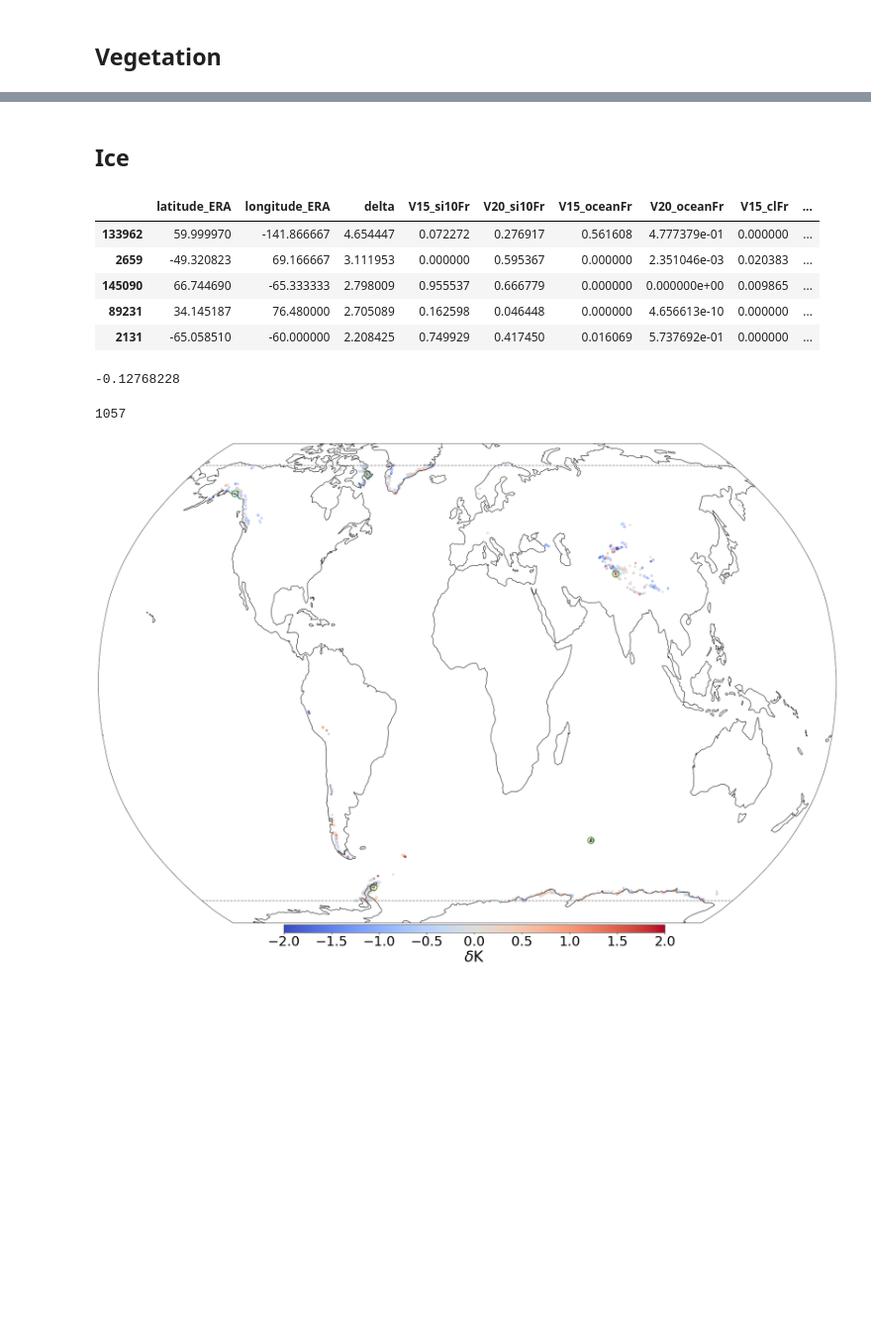
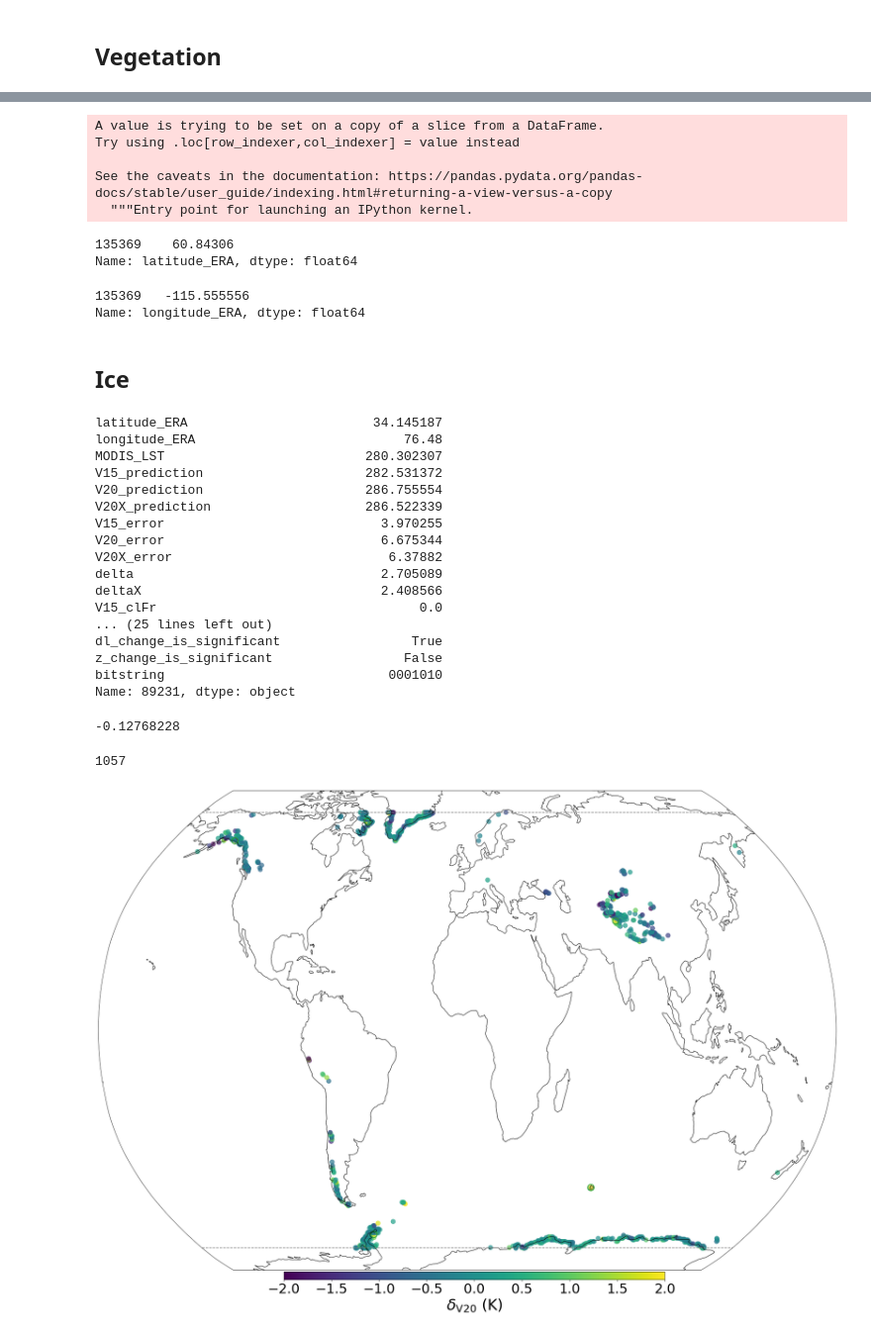
Before and after one commit to tomkimpson/ML4L, a Jupyter notebook: notebooks/lakes_manuscript/new_categorisation/05.V20_vs_V15.ipynb, the cells around one changed output, grey strips where cells are left out. Shown at 99% size. Drawn from its saved outputs; the diff is of its cells as text; code cells hidden in the pictures; blank space fills up the shorter version.

```diff
--- a/notebooks/lakes_manuscript/new_categorisation/05.V20_vs_V15.ipynb
+++ b/notebooks/lakes_manuscript/new_categorisation/05.V20_vs_V15.ipynb
@@ -53,7 +53,7 @@ def RobinsonPlot(df,z,vmin,vmax,cmap,markersize,savefig,ncircles):
 
     #Formatting
     cax.tick_params(labelsize=30)
-    cax.set_xlabel(r'$\delta$K',fontsize=34)
+    cax.set_xlabel(r'$\delta_{\rm V20}$ (K)',fontsize=34)
 
 
     ax.coastlines()
@@ -181,23 +180,52 @@ Name: 16641, dtype: object
 [figure]
+# %%
+df_veg['change_in_cvh'] = df_veg['V15_cvhFr'] - df_veg['V20_cvhFr']
+# %% [output]
+A value is trying to be set on a copy of a slice from a DataFrame.
+Try using .loc[row_indexer,col_indexer] = value instead
+
+See the caveats in the documentation: https://pandas.pydata.org/pandas-docs/stable/user_guide/indexing.html#returning-a-view-versus-a-copy
+  """Entry point for launching an IPython kernel.
+# %%
+row = df_veg.query(' 60.90> latitude_ERA > 60.70 & delta > 0')#[['latitude_ERA','longitude_ERA','delta','V15_cvhFr','V20_cvhFr','change_in_cvh']]
+row.iloc[0]#[['latitude_ERA','longitude_ERA','delta','V15_cvhFr','V20_cvhFr']])
+display(row.latitude_ERA)
+display(row.longitude_ERA)
+# %% [output]
+135369    60.84306
+Name: latitude_ERA, dtype: float64
+135369   -115.555556
+Name: longitude_ERA, dtype: float64
 # %% [markdown]
 ## Ice
 # %%
 df_ice = df.query('si10Fr_change_is_significant ')
 n = 5
-RobinsonPlot(df_ice,'delta',vmin=-2,vmax=+2,cmap=plt.cm.coolwarm,markersize = 20,savefig=None,ncircles=n)
-display(df_ice.sort_values(by=['delta'],ascending=False).iloc[0:n][['latitude_ERA','longitude_ERA','delta','V15_si10Fr','V20_si10Fr','V15_oceanFr','V20_oceanFr','V15_clFr','V20_clFr']])
+RobinsonPlot(df_ice,'delta',vmin=-2,vmax=+2,cmap=plt.cm.viridis,markersize = 100,savefig=None,ncircles=n)
+display(df_ice.sort_values(by=['delta'],ascending=False).iloc[3])#[['latitude_ERA','longitude_ERA','delta','V15_si10Fr','V20_si10Fr','V15_oceanFr','V20_oceanFr','V15_clFr','V20_clFr']])
 display(df_ice.delta.mean())
 display(len(df_ice))
 # %% [output]
-|  | latitude_ERA | longitude_ERA | delta | V15_si10Fr | V20_si10Fr | V15_oceanFr | V20_oceanFr | V15_clFr | ... |
-| 133962 | 59.999970 | -141.866667 | 4.654447 | 0.072272 | 0.276917 | 0.561608 | 4.777379e-01 | 0.000000 | ... |
-| 2659 | -49.320823 | 69.166667 | 3.111953 | 0.000000 | 0.595367 | 0.000000 | 2.351046e-03 | 0.020383 | ... |
-| 145090 | 66.744690 | -65.333333 | 2.798009 | 0.955537 | 0.666779 | 0.000000 | 0.000000e+00 | 0.009865 | ... |
-| 89231 | 34.145187 | 76.480000 | 2.705089 | 0.162598 | 0.046448 | 0.000000 | 4.656613e-10 | 0.000000 | ... |
-| 2131 | -65.058510 | -60.000000 | 2.208425 | 0.749929 | 0.417450 | 0.016069 | 5.737692e-01 | 0.000000 | ... |
--0.12768228
+latitude_ERA                        34.145187
+longitude_ERA                           76.48
+MODIS_LST                          280.302307
+V15_prediction                     282.531372
+V20_prediction                     286.755554
+V20X_prediction                    286.522339
+V15_error                            3.970255
+V20_error                            6.675344
+V20X_error                            6.37882
+delta                                2.705089
+deltaX                               2.408566
+V15_clFr                                  0.0
+... (25 lines left out)
+dl_change_is_significant                 True
+z_change_is_significant                 False
+bitstring                             0001010
+Name: 89231, dtype: object
-1057
+-0.12768228
+1057
-[figure, old version]
+[figure, new version]
 # %% [markdown]
 ## Deepdive
 
```
Also changed, not shown: parts of 10 cells of this notebook, 12 other files.
